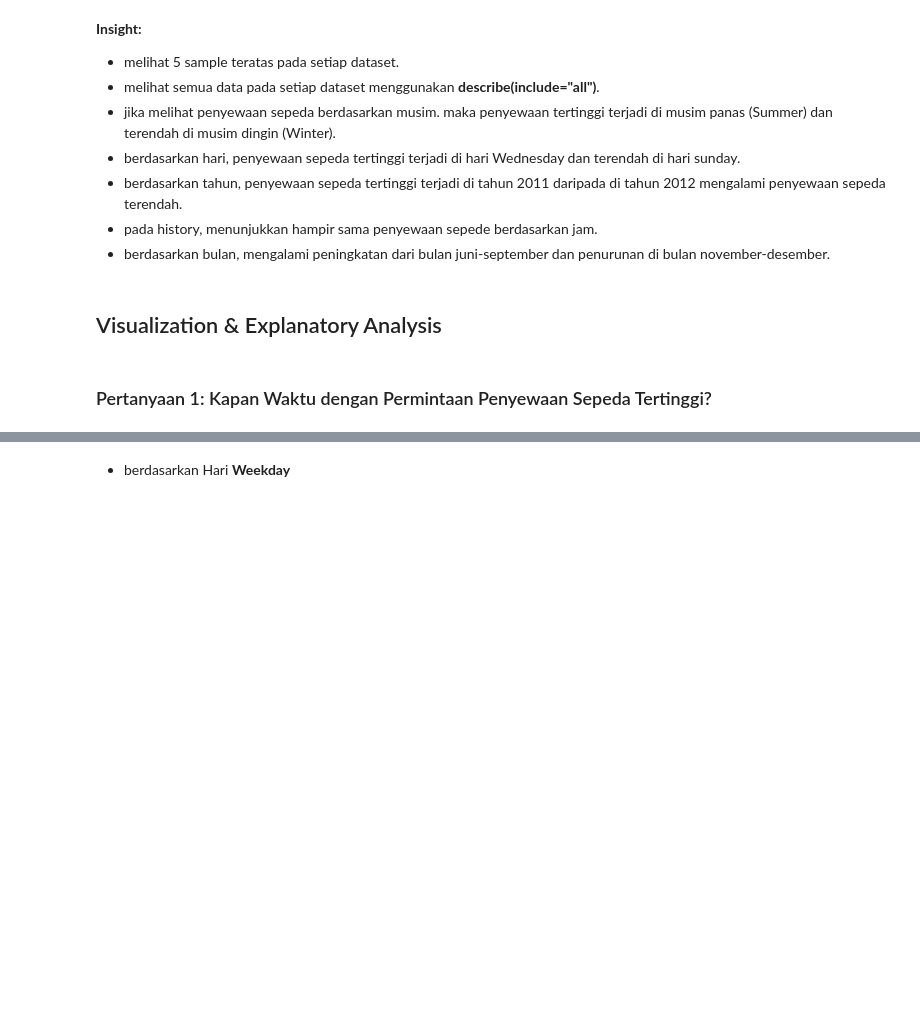
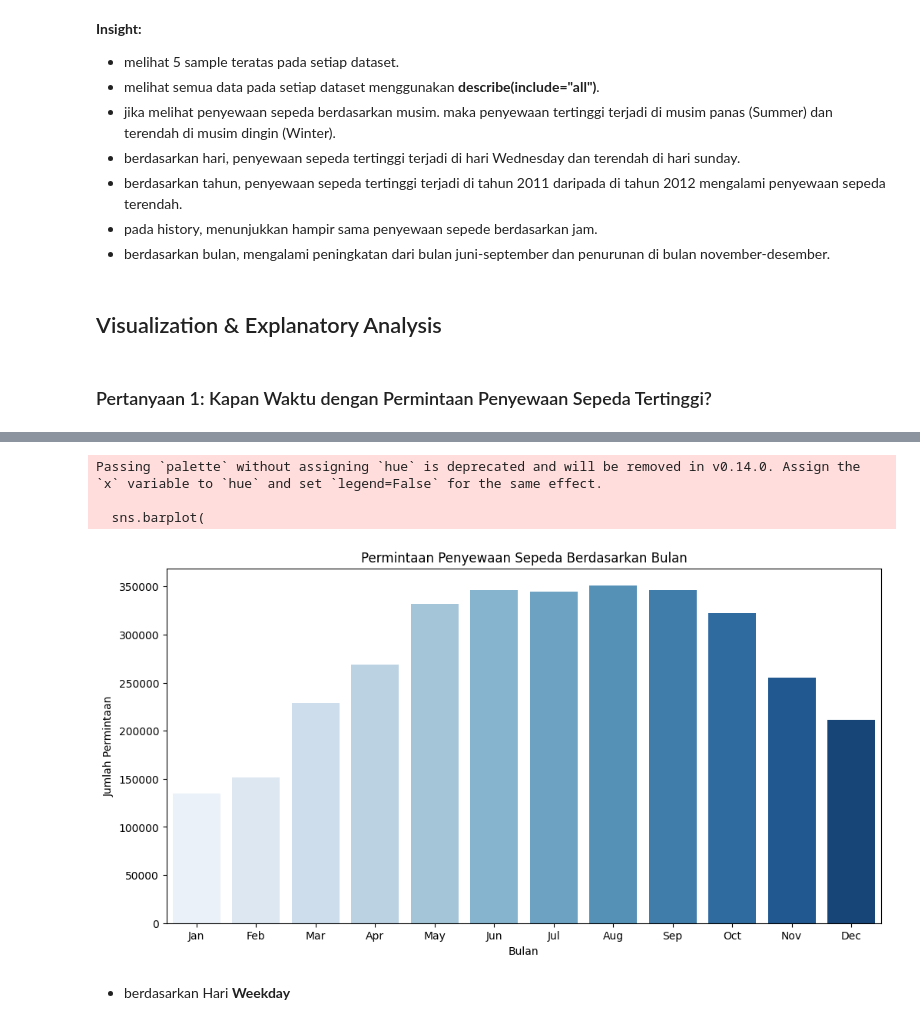
Before and after one commit to Merri135/proyek_analisis_data, a Jupyter notebook: Proyek_Analisis_Data.ipynb, the cells around one changed output, grey strips where cells are left out. Saved outputs shown, nothing was run; the diff lists cells and outputs as text; code cells hidden in the pictures; blank space fills up the shorter version.

```diff
--- a/Proyek_Analisis_Data.ipynb
+++ b/Proyek_Analisis_Data.ipynb
@@ -461,3 +476,24 @@ plt.show()
+# %%
+# Visualisasi permintaan sepeda berdasarkan bulan dengan warna
+month_order = ['Jan', 'Feb', 'Mar', 'Apr', 'May', 'Jun', 'Jul', 'Aug', 'Sep', 'Oct', 'Nov', 'Dec']
+df_yearly = all_df.groupby("mnth_x")["cnt_y"].sum().reindex(month_order)
+colors = sns.color_palette("Blues", len(df_yearly))  # Warna biru tua untuk tertinggi, muda untuk terendah
+
+plt.figure(figsize=(12, 6))
+sns.barplot(
+    x=df_yearly.index,
+    y=df_yearly.values,
+    palette=colors
+)
+plt.title("Permintaan Penyewaan Sepeda Berdasarkan Bulan")
+plt.xlabel("Bulan")
+plt.ylabel("Jumlah Permintaan")
+plt.show()
+# %% [output]
+Passing `palette` without assigning `hue` is deprecated and will be removed in v0.14.0. Assign the `x` variable to `hue` and set `legend=False` for the same effect.
+
+  sns.barplot(
+[figure, added]
 # %% [markdown]
 - berdasarkan Hari **Weekday**
 # %%
```
Also changed, not shown: parts of 24 cells of this notebook, 1 other file.
